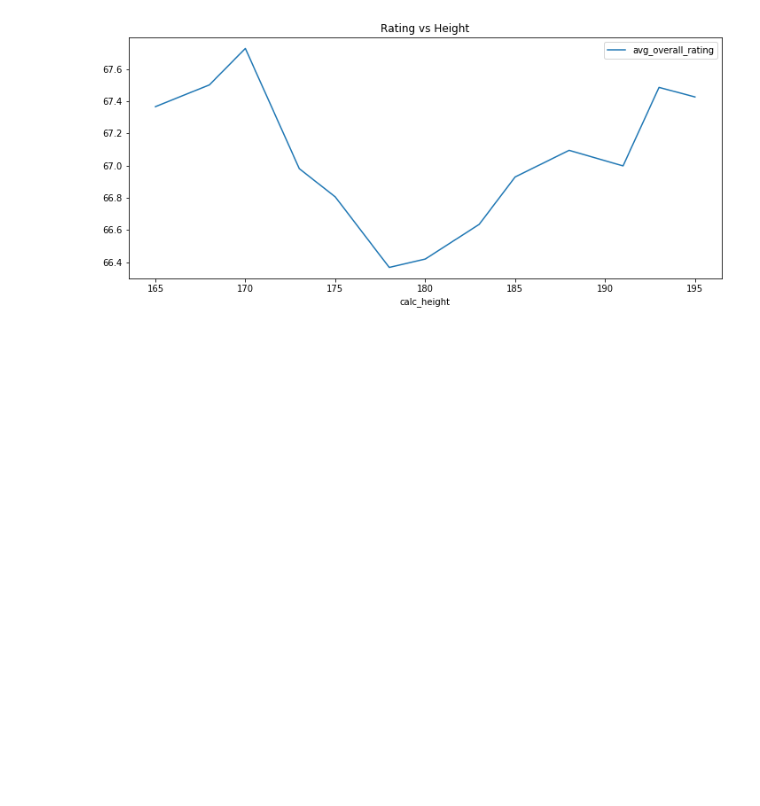
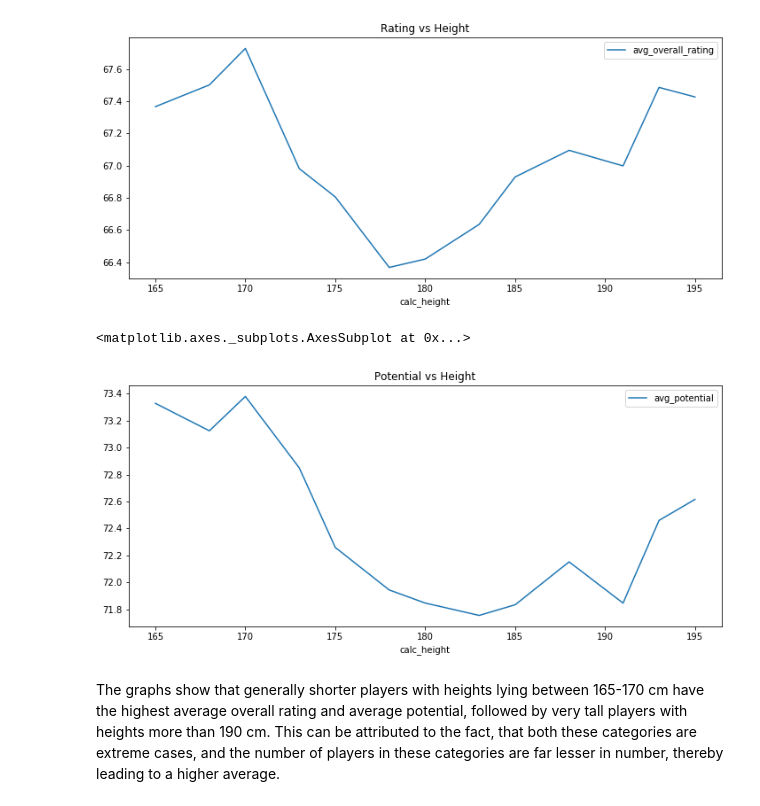
Before and after one commit to crypticrk/European-Soccer-Analysis-using-SQL, a Jupyter notebook: European Soccer Analysis using SQL.ipynb, the cells around one changed output. Drawn from its saved outputs; the diff is of its cells as text; code cells hidden in the pictures; blank space fills up the shorter version.

```diff
--- a/European Soccer Analysis using SQL.ipynb
+++ b/European Soccer Analysis using SQL.ipynb
@@ -319,3 +319,10 @@ players_height.plot(x='calc_height',y=['avg_overall_rating'],figsize=(12,5),titl
 # %% [output]
 <matplotlib.axes._subplots.AxesSubplot at 0x...>
 [figure]
+# %%
+players_height.plot(x='calc_height',y=['avg_potential'],figsize=(12,5),title='Potential vs Height')
+# %% [output]
+<matplotlib.axes._subplots.AxesSubplot at 0x...>
+[figure, added]
+# %% [markdown]
+The graphs show that generally shorter players with heights lying between 165-170 cm have the highest average overall rating and average potential, followed by very tall players with heights more than 190 cm. This can be attributed to the fact, that both these categories are extreme cases, and the number of players in these categories are far lesser in number, thereby leading to a higher average.
```
Also changed, not shown: parts of 1 cell of this notebook.
